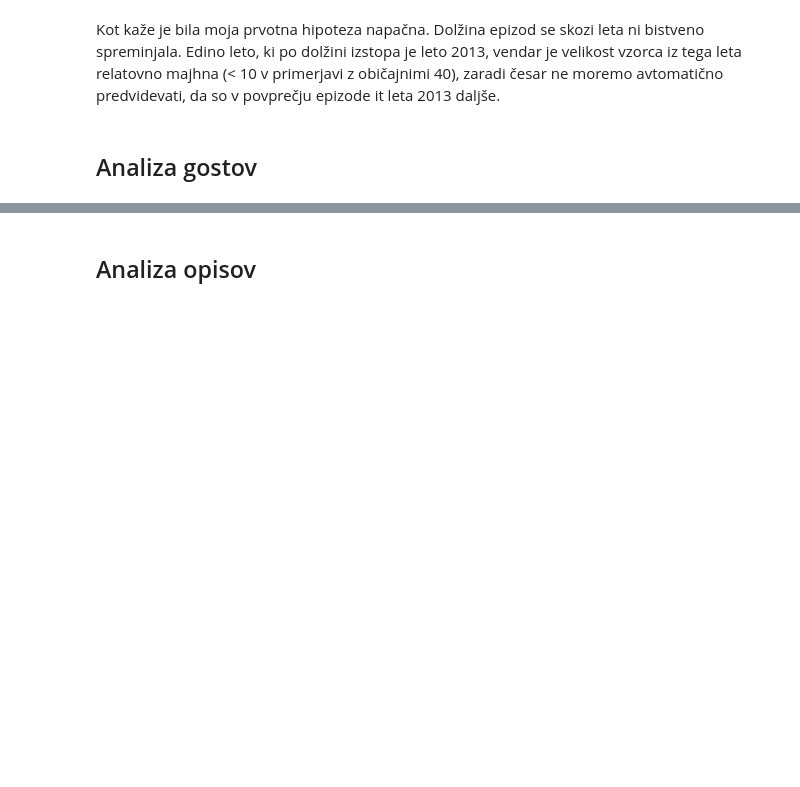
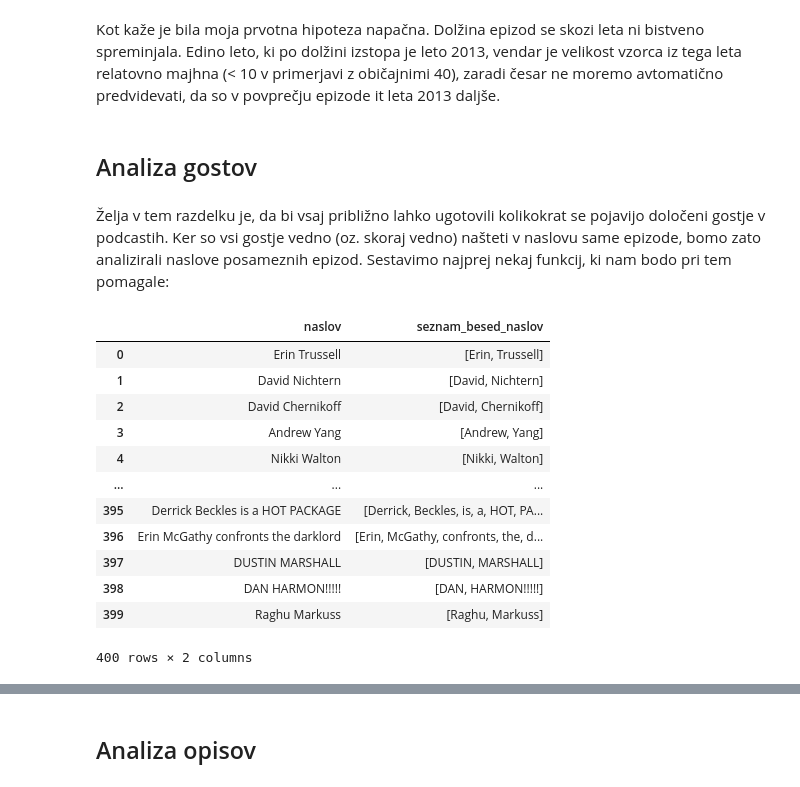
Before and after one commit to lukamarcic/DTFH-analiza-podatkov, a Jupyter notebook: analiza_podatkov.ipynb, the cells around one changed output, grey strips where cells are left out. Cells and saved outputs as stored; diff of their text form; code cells hidden in the pictures; blank space fills up the shorter version.

```diff
--- a/analiza_podatkov.ipynb
+++ b/analiza_podatkov.ipynb
@@ -237,3 +238,5 @@ graf_dolzine_po_letih
 Kot kaže je bila moja prvotna hipoteza napačna. Dolžina epizod se skozi leta ni bistveno spreminjala. Edino leto, ki po dolžini izstopa je leto 2013, vendar je velikost vzorca iz tega leta relatovno majhna (< 10 v primerjavi z običajnimi 40), zaradi česar ne moremo avtomatično predvidevati, da so v povprečju epizode it leta 2013 daljše.
 # %% [markdown]
 ## Analiza gostov
+# %% [markdown]
+Želja v tem razdelku je, da bi vsaj približno lahko ugotovili kolikokrat se pojavijo določeni gostje v podcastih. Ker so vsi gostje vedno (oz. skoraj vedno) našteti v naslovu same epizode, bomo zato analizirali naslove posameznih epizod. Sestavimo najprej nekaj funkcij, ki nam bodo pri tem pomagale:
@@ -239,0 +254,19 @@ Kot kaže je bila moja prvotna hipoteza napačna. Dolžina epizod se skozi leta
+# %%
+#Oglejmo si sedaj samo relevantne stolpce
+rezina_podcasti_gostje = (podcasti[['naslov']]).copy()
+rezina_podcasti_gostje['seznam_besed_naslov'] = (podcasti.naslov).apply(naredi_seznam_besed)
+rezina_podcasti_gostje
+# %% [output]
+|  | naslov | seznam_besed_naslov |
+| 0 | Erin Trussell | [Erin, Trussell] |
+| 1 | David Nichtern | [David, Nichtern] |
+| 2 | David Chernikoff | [David, Chernikoff] |
+| 3 | Andrew Yang | [Andrew, Yang] |
+| 4 | Nikki Walton | [Nikki, Walton] |
+| ... | ... | ... |
+| 395 | Derrick Beckles is a HOT PACKAGE | [Derrick, Beckles, is, a, HOT, PA... |
+| 396 | Erin McGathy confronts the darklord | [Erin, McGathy, confronts, the, d... |
+| 397 | DUSTIN MARSHALL | [DUSTIN, MARSHALL] |
+| 398 | DAN HARMON!!!!! | [DAN, HARMON!!!!!] |
+| 399 | Raghu Markuss | [Raghu, Markuss] |
+400 rows × 2 columns
```
Also changed, not shown: parts of 11 cells of this notebook.
